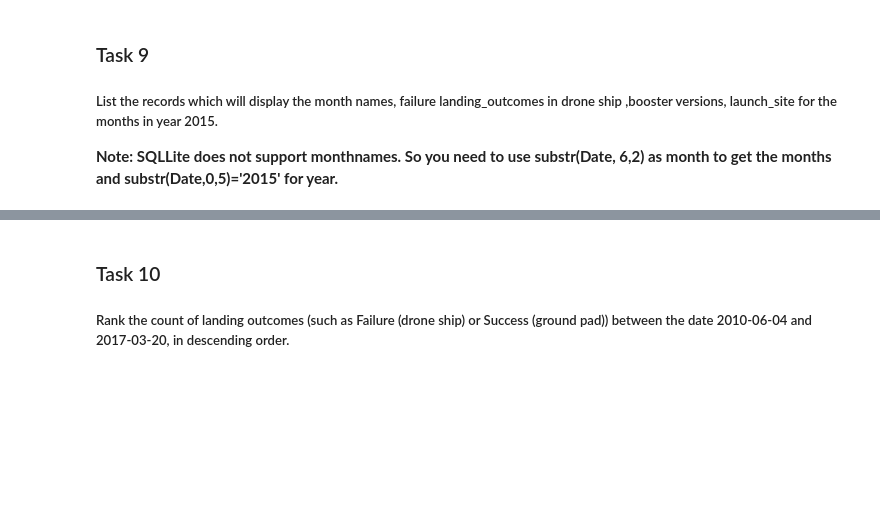
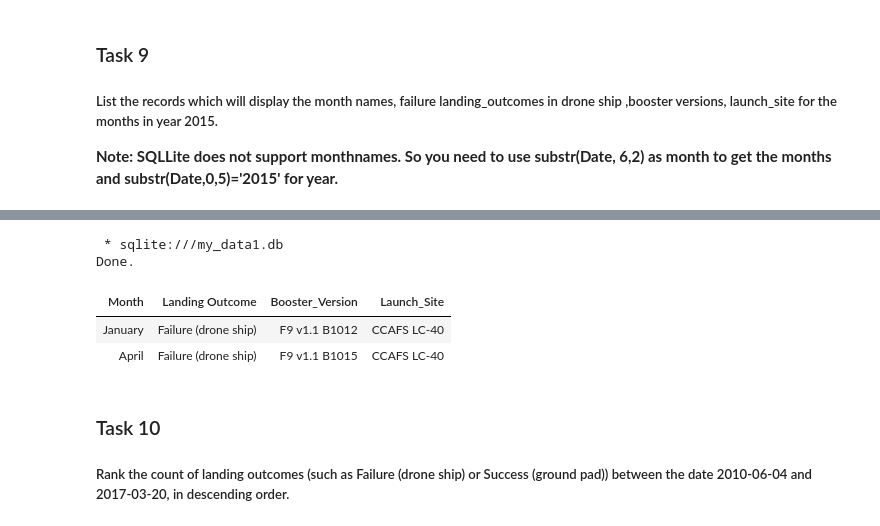
Before and after one commit to diogodiasgrilo/Data-Science-Notebooks, a Jupyter notebook: IBM_Data_Science_Capstone_Project/SQL.ipynb, the cells around one changed output, grey strips where cells are left out. Cells and saved outputs as stored; diff of their text form; code cells hidden in the pictures; blank space fills up the shorter version.

Commit message:
December 20

```diff
--- a/IBM_Data_Science_Capstone_Project/SQL.ipynb
+++ b/IBM_Data_Science_Capstone_Project/SQL.ipynb
@@ -259,3 +246,33 @@ Done.
+# %%
+%%sql
+SELECT
+    CASE
+        WHEN substr(Date, 6, 2) = '01' THEN 'January'
+        WHEN substr(Date, 6, 2) = '02' THEN 'February'
+        WHEN substr(Date, 6, 2) = '03' THEN 'March'
+        WHEN substr(Date, 6, 2) = '04' THEN 'April'
+        WHEN substr(Date, 6, 2) = '05' THEN 'May'
+        WHEN substr(Date, 6, 2) = '06' THEN 'June'
+        WHEN substr(Date, 6, 2) = '07' THEN 'July'
+        WHEN substr(Date, 6, 2) = '08' THEN 'August'
+        WHEN substr(Date, 6, 2) = '09' THEN 'September'
+        WHEN substr(Date, 6, 2) = '10' THEN 'October'
+        WHEN substr(Date, 6, 2) = '11' THEN 'November'
+        WHEN substr(Date, 6, 2) = '12' THEN 'December'
+    END AS Month,
+    Landing_Outcome AS 'Landing Outcome',
+    Booster_Version,
+    Launch_Site
+FROM SPACEXTABLE
+WHERE substr(Date, 0, 5) = '2015'
+    AND Landing_Outcome LIKE 'Failure%'
+    AND Landing_Outcome LIKE '%drone ship%';
+# %% [output]
+ * sqlite:///my_data1.db
+Done.
+| Month | Landing Outcome | Booster_Version | Launch_Site |
+| January | Failure (drone ship) | F9 v1.1 B1012 | CCAFS LC-40 |
+| April | Failure (drone ship) | F9 v1.1 B1015 | CCAFS LC-40 |
 # %% [markdown]
 ### Task 10
 
```
Also changed, not shown: parts of 5 cells of this notebook.
